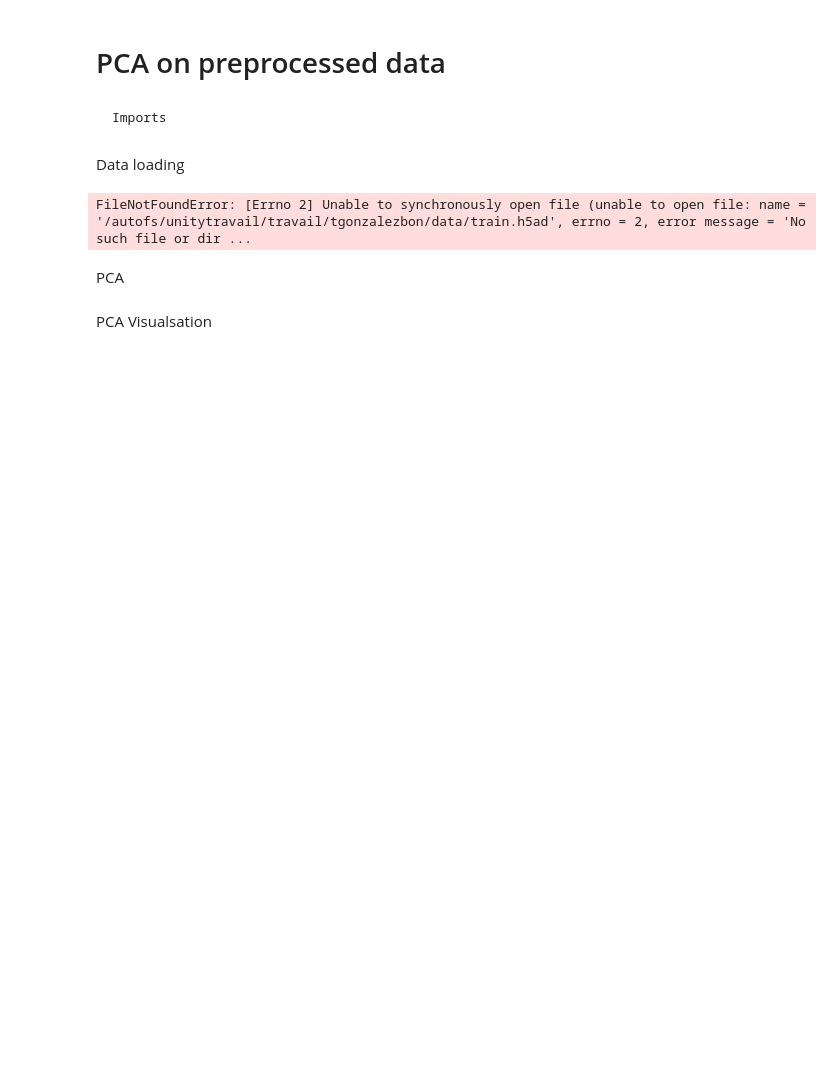
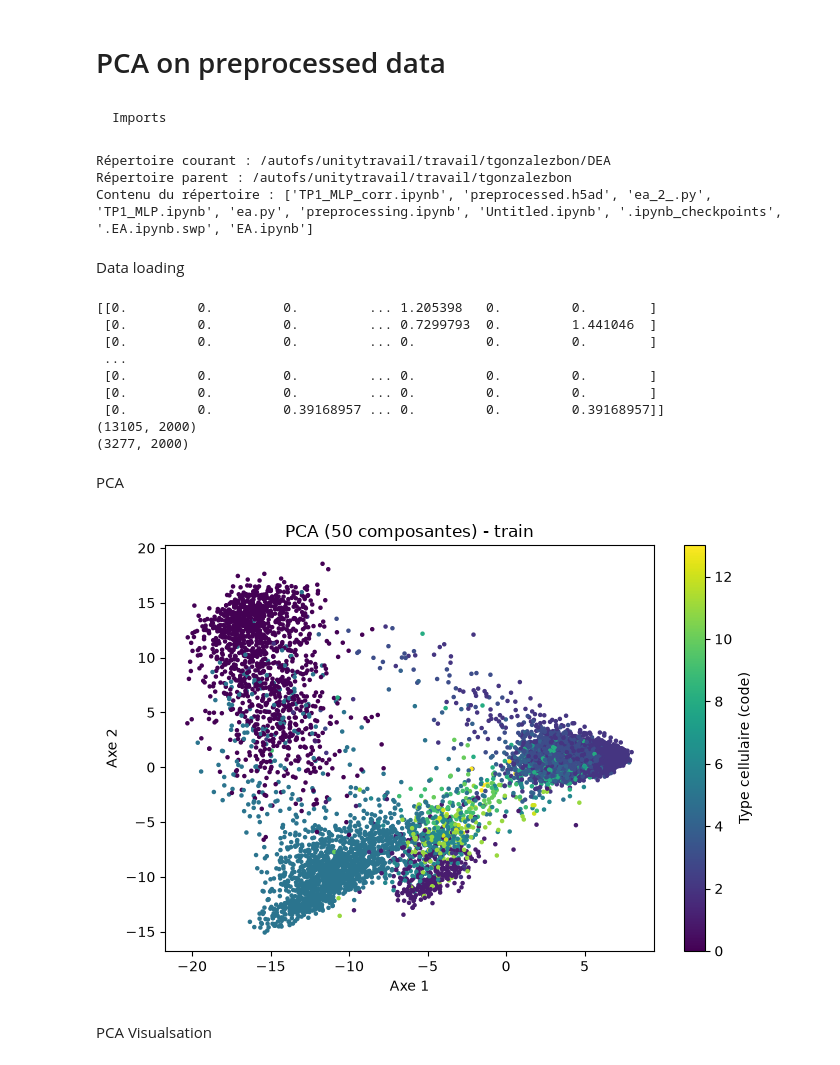
Before and after one commit to Simonn18/projet_DEA, a Jupyter notebook: Scripts/3-PCA.ipynb, the cells around one changed output. Cells and saved outputs as stored; diff of their text form; code cells hidden in the pictures; blank space fills up the shorter version.

```diff
--- a/Scripts/3-PCA.ipynb
+++ b/Scripts/3-PCA.ipynb
@@ -32,11 +32,20 @@ pd.set_option("display.width", 200)
 
 repertoire = os.getcwd()
 DATA_DIR = os.path.dirname(repertoire)
+# %%
+
+print("Répertoire courant :", os.getcwd())
+print("Répertoire parent :", os.path.dirname(os.getcwd()))
+print("Contenu du répertoire :", os.listdir())
+# %% [output]
+Répertoire courant : /autofs/unitytravail/travail/tgonzalezbon/DEA
+Répertoire parent : /autofs/unitytravail/travail/tgonzalezbon
+Contenu du répertoire : ['TP1_MLP_corr.ipynb', 'preprocessed.h5ad', 'ea_2_.py', 'TP1_MLP.ipynb', 'ea.py', 'preprocessing.ipynb', 'Untitled.ipynb', '.ipynb_checkpoints', '.EA.ipynb.swp', 'EA.ipynb']
 # %% [markdown]
 Data loading
 # %%
-train = sc.read_h5ad(f"{DATA_DIR}/train.h5ad")
-val = sc.read_h5ad(f"{DATA_DIR}/val.h5ad")
+train = sc.read_h5ad(f"{DATA_DIR}/data/train.h5ad")
+val = sc.read_h5ad(f"{DATA_DIR}/data/val.h5ad")
 
 Xt = train.X
 Xv = val.X
@@ -57,22 +66,45 @@ print(X_train)
 print(X_train.shape)
 print(X_val.shape)
 # %% [output]
-FileNotFoundError: [Errno 2] Unable to synchronously open file (unable to open file: name = '/autofs/unitytravail/travail/tgonzalezbon/data/train.h5ad', errno = 2, error message = 'No such file or dir ...
+[[0.         0.         0.         ... 1.205398   0.         0.        ]
+ [0.         0.         0.         ... 0.7299793  0.         1.441046  ]
+ [0.         0.         0.         ... 0.         0.         0.        ]
+ ...
+ [0.         0.         0.         ... 0.         0.         0.        ]
+ [0.         0.         0.         ... 0.         0.         0.        ]
+ [0.         0.         0.39168957 ... 0.         0.         0.39168957]]
+(13105, 2000)
+(3277, 2000)
 # %% [markdown]
 PCA
 # %%
-pca = PCA(n_components=D, random_state=SEED)
+# Récupération des labels cellulaires
+labels = train.obs["celltype"].astype("category")
+codes = labels.cat.codes.to_numpy()
 
-Z_pca_train = pca.fit_transform(X_train)   # (n_train, 50)
-Z_pca_val = pca.transform(X_val)           # (n_val, 50)
+# Réduction des 50 dimensions en 2 dimensions pour la visualisation
+Z_pca_2d = PCA(n_components=2, random_state=SEED).fit_transform(Z_pca_train)
 
-X_pca_train = pca.inverse_transform(Z_pca_train)
-X_pca_val = pca.inverse_transform(Z_pca_val)
+# Visualisation
+plt.figure(figsize=(7, 5))
 
-mse_pca_train = mean_squared_error(X_train, X_pca_train)
-mse_pca_val = mean_squared_error(X_val, X_pca_val)
+im = plt.scatter(
+    Z_pca_2d[:, 0],
+    Z_pca_2d[:, 1],
+    c=codes,
+    cmap="viridis",
+    s=5
+)
 
-print(f"variance expliquée par {D} composantes : {pca.explained_variance_ratio_.sum():.3f}")
-print(f"MSE PCA - train : {mse_pca_train:.4f} | validation : {mse_pca_val:.4f}")
+plt.title(f"PCA ({D} composantes) - train")
+plt.xlabel("Axe 1")
+plt.ylabel("Axe 2")
+
+plt.colorbar(im, label="Type cellulaire (code)")
+
+plt.tight_layout()
+plt.show()
+# %% [output]
+[figure, added]
 # %% [markdown]
 PCA Visualsation
```
Also changed, not shown: parts of 9 cells of this notebook.
